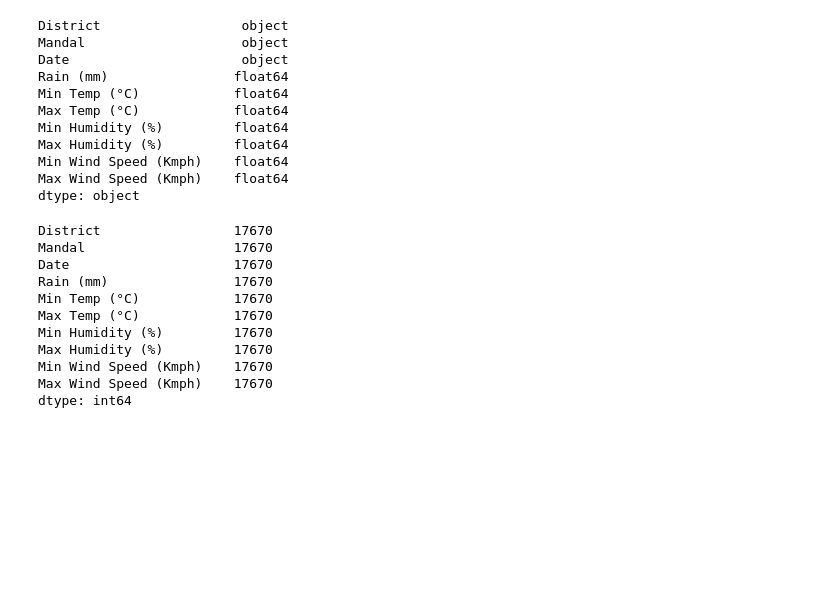
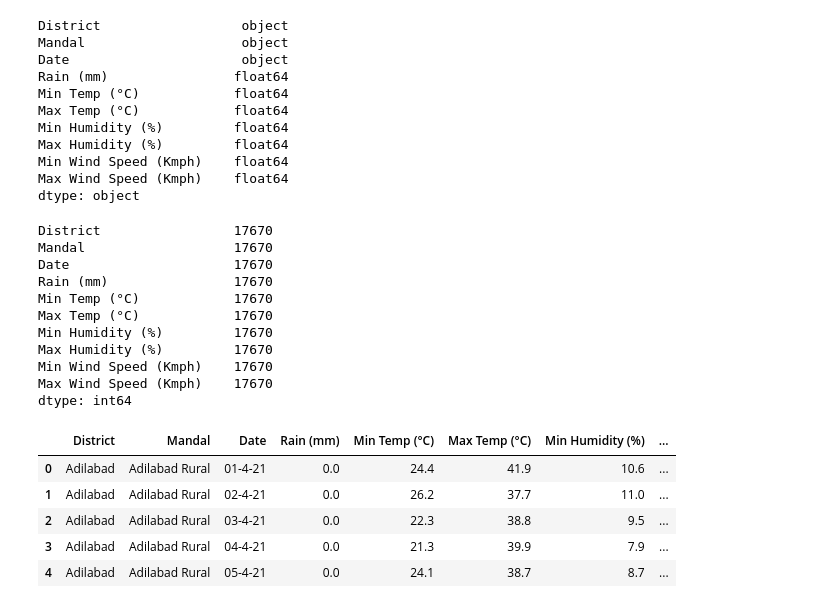
Before and after one commit to smartinternz02/SBSPS-Challenge-7154-SDG-13-Climate-Action, a Jupyter notebook: DATASETS/2021 datasets/project.ipynb, the cells around one changed output. Drawn from its saved outputs; the diff is of its cells as text; code cells hidden in the pictures; blank space fills up the shorter version.

Commit message:
data cleaning

```diff
--- a/DATASETS/2021 datasets/project.ipynb
+++ b/DATASETS/2021 datasets/project.ipynb
@@ -228,3 +228,12 @@ Max Humidity (%)         17670
 Min Wind Speed (Kmph)    17670
 Max Wind Speed (Kmph)    17670
 dtype: int64
+# %%
+data.head()
+# %% [output]
+|  | District | Mandal | Date | Rain (mm) | Min Temp (°C) | Max Temp (°C) | Min Humidity (%) | ... |
+| 0 | Adilabad | Adilabad Rural | 01-4-21 | 0.0 | 24.4 | 41.9 | 10.6 | ... |
+| 1 | Adilabad | Adilabad Rural | 02-4-21 | 0.0 | 26.2 | 37.7 | 11.0 | ... |
+| 2 | Adilabad | Adilabad Rural | 03-4-21 | 0.0 | 22.3 | 38.8 | 9.5 | ... |
+| 3 | Adilabad | Adilabad Rural | 04-4-21 | 0.0 | 21.3 | 39.9 | 7.9 | ... |
+| 4 | Adilabad | Adilabad Rural | 05-4-21 | 0.0 | 24.1 | 38.7 | 8.7 | ... |
```
Also changed, not shown: parts of 31 cells of this notebook.
